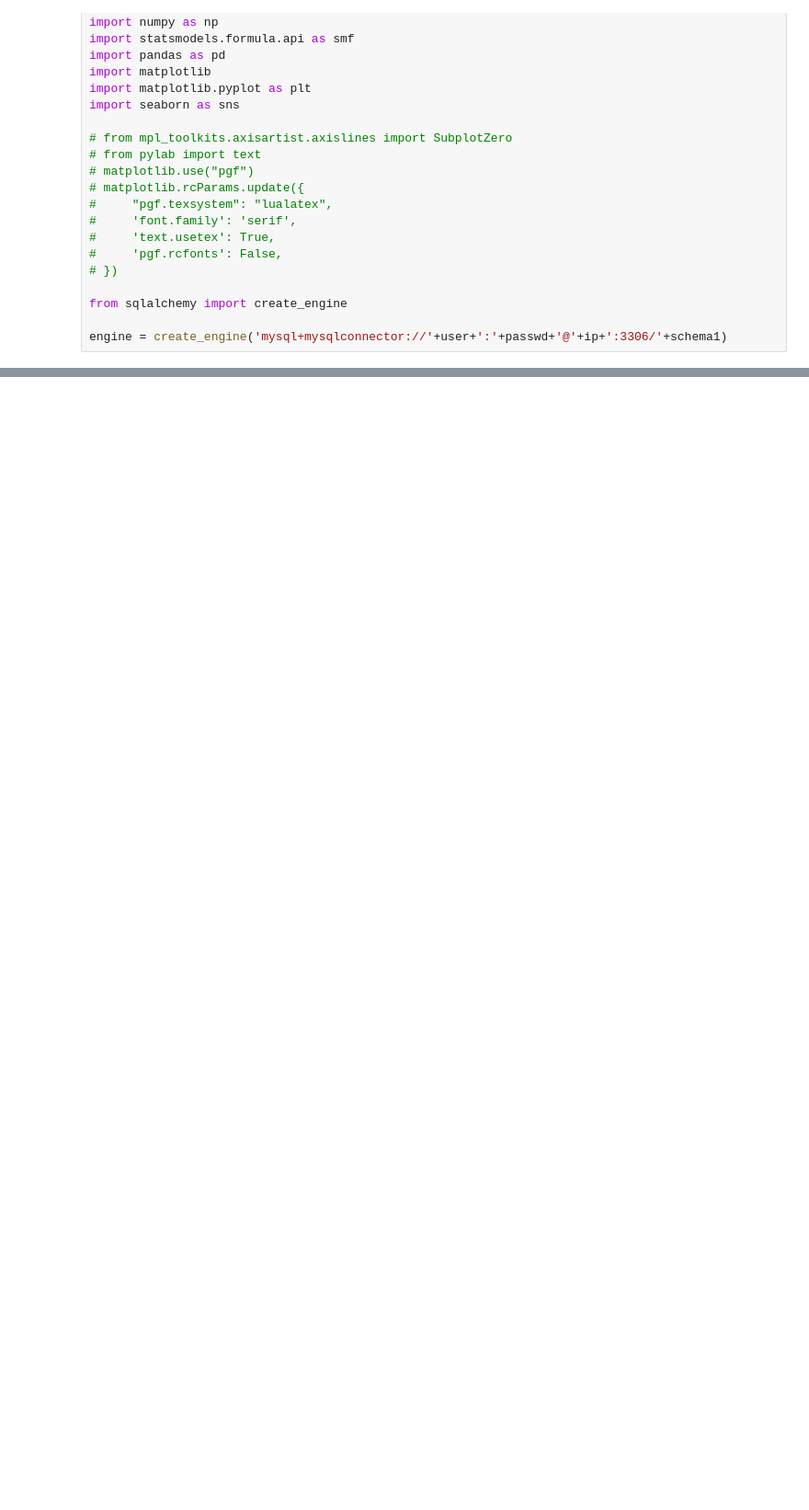
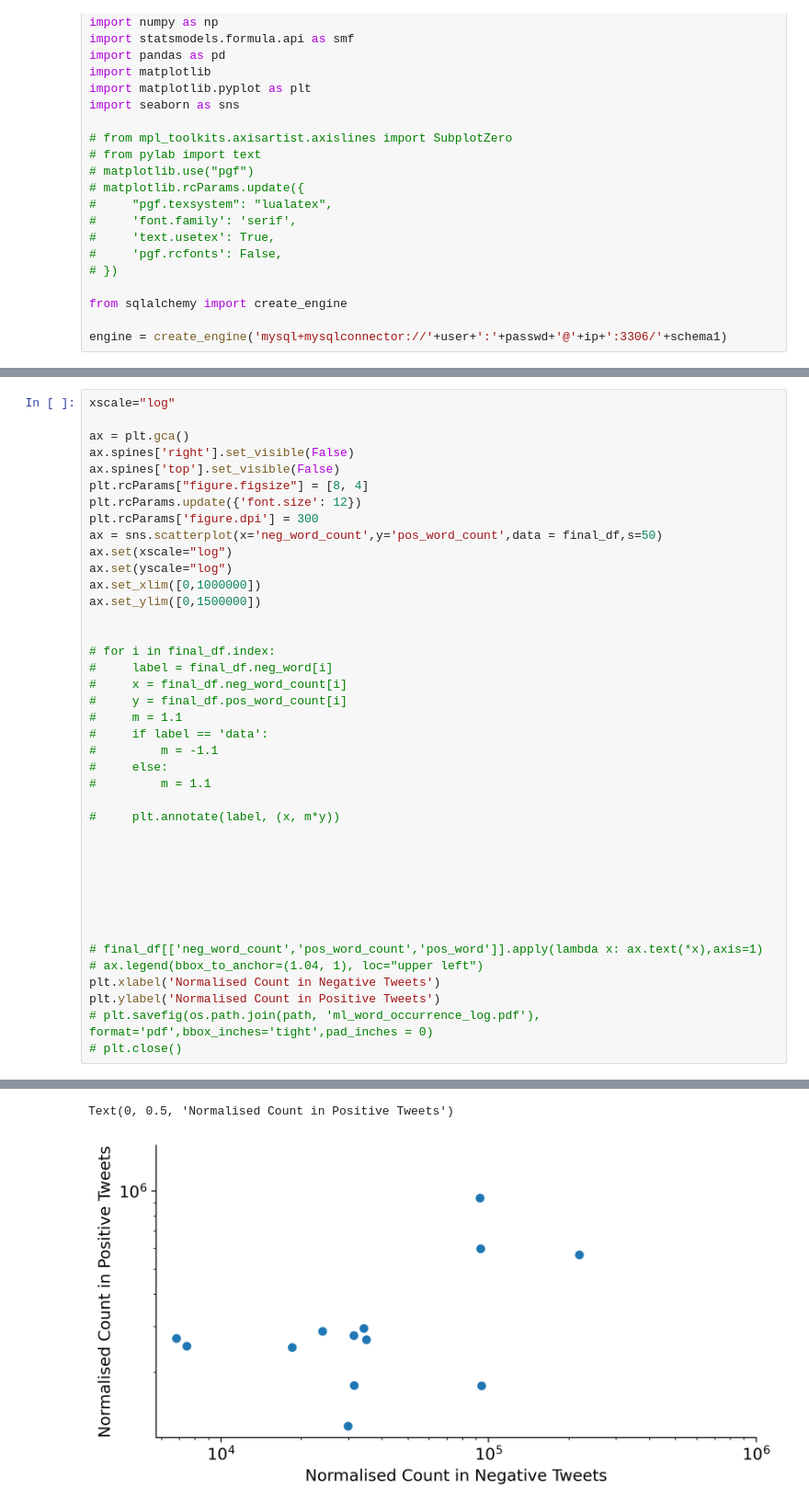
Before and after one commit to Connorrmcd6/Gartner-Hype-Cycle, a Jupyter notebook: Analysis/Notebooks/sentiment_analysis_ml.ipynb, the cells around one changed output, grey strips where cells are left out. Shown at 92% size. Cells and saved outputs as stored; diff of their text form; blank space fills up the shorter version.

```diff
--- a/Analysis/Notebooks/sentiment_analysis_ml.ipynb
+++ b/Analysis/Notebooks/sentiment_analysis_ml.ipynb
@@ -49,0 +185,41 @@ plt.plot(df.date, df.num_tweets)
+# %%
+xscale="log"
+
+ax = plt.gca()
+ax.spines['right'].set_visible(False)
+ax.spines['top'].set_visible(False)
+plt.rcParams["figure.figsize"] = [8, 4]
+plt.rcParams.update({'font.size': 12})
+plt.rcParams['figure.dpi'] = 300
+ax = sns.scatterplot(x='neg_word_count',y='pos_word_count',data = final_df,s=50)
+ax.set(xscale="log")
+ax.set(yscale="log")
+ax.set_xlim([0,1000000])
+ax.set_ylim([0,1500000])
+
+
+# for i in final_df.index:
+#     label = final_df.neg_word[i]
+#     x = final_df.neg_word_count[i]
+#     y = final_df.pos_word_count[i]
+#     m = 1.1
+#     if label == 'data':
+#         m = -1.1
+#     else:
+#         m = 1.1
+
+#     plt.annotate(label, (x, m*y))
+
+
+
+
+
+
+
+# final_df[['neg_word_count','pos_word_count','pos_word']].apply(lambda x: ax.text(*x),axis=1)
+# ax.legend(bbox_to_anchor=(1.04, 1), loc="upper left")
+plt.xlabel('Normalised Count in Negative Tweets')
+plt.ylabel('Normalised Count in Positive Tweets')
+# plt.savefig(os.path.join(path, 'ml_word_occurrence_log.pdf'), format='pdf',bbox_inches='tight',pad_inches = 0)
+# plt.close()
+# %% [output]
@@ -49,0 +230,2 @@ plt.plot(df.date, df.num_tweets)
+Text(0, 0.5, 'Normalised Count in Positive Tweets')
+[figure, added]
```
Also changed, not shown: parts of 20 cells of this notebook, 9 other files.
